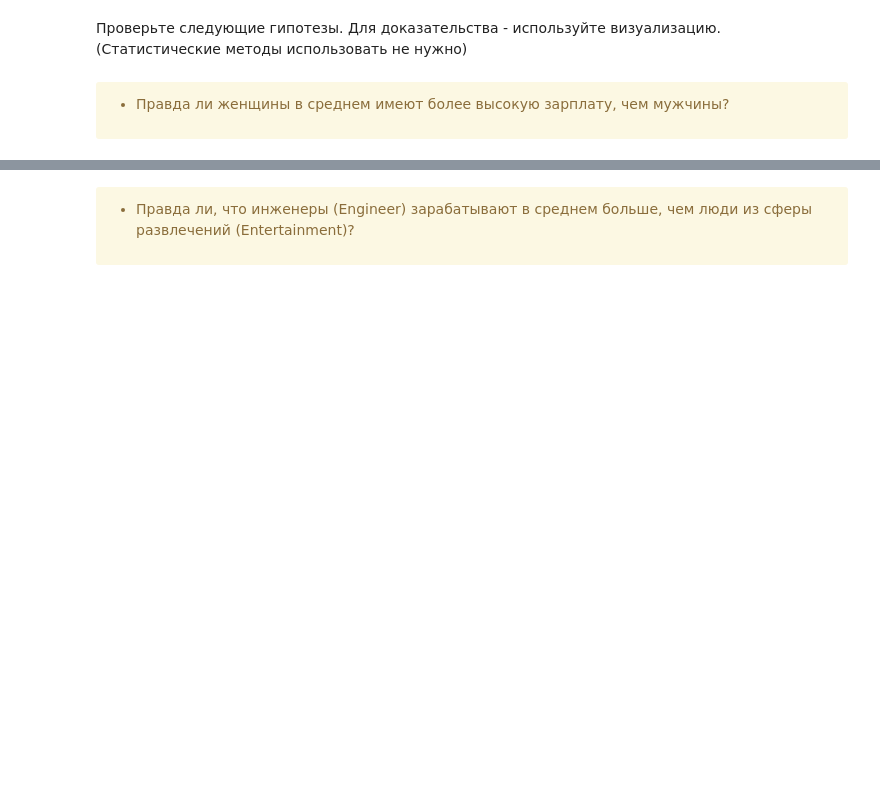
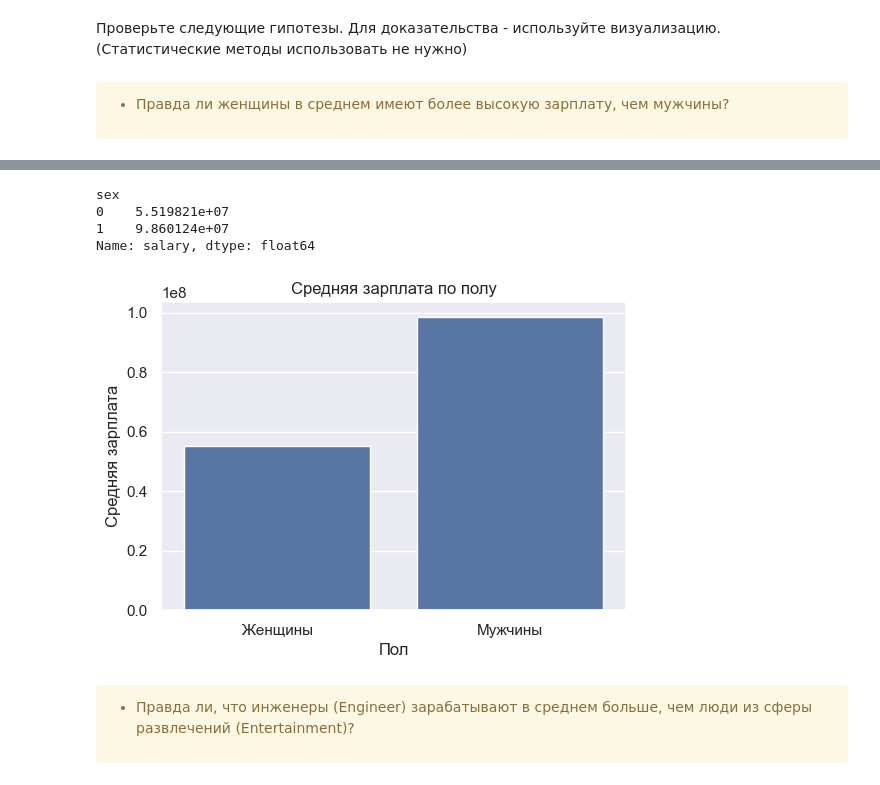
Before and after one commit to djpumauzb/Analyitics, a Jupyter notebook: A-B testing/lesson3/M3_HW.ipynb, the cells around one changed output, grey strips where cells are left out. Cells and saved outputs as stored; diff of their text form; code cells hidden in the pictures; blank space fills up the shorter version.

```diff
--- a/A-B testing/lesson3/M3_HW.ipynb
+++ b/A-B testing/lesson3/M3_HW.ipynb
@@ -225,3 +225,21 @@ plt.show()
+# %%
+
+# Вычисление средних значений зарплат по полу
+mean_salaries_by_sx = data.groupby('sex')['salary'].mean()
+print(mean_salaries_by_sx)
+# Визуализация средних значений зарплат по полу
+plt.figure(figsize=(6, 4))
+sns.barplot(x=['Женщины', 'Мужчины'], y=mean_salaries_by_sx)
+plt.title('Средняя зарплата по полу')
+plt.xlabel('Пол')
+plt.ylabel('Средняя зарплата')
+plt.show()
+# %% [output]
+sex
+0    5.519821e+07
+1    9.860124e+07
+Name: salary, dtype: float64
+[figure, added]
 # %% [markdown]
 <div class="alert alert-warning">
 
```
Also changed, not shown: parts of 9 cells of this notebook.
